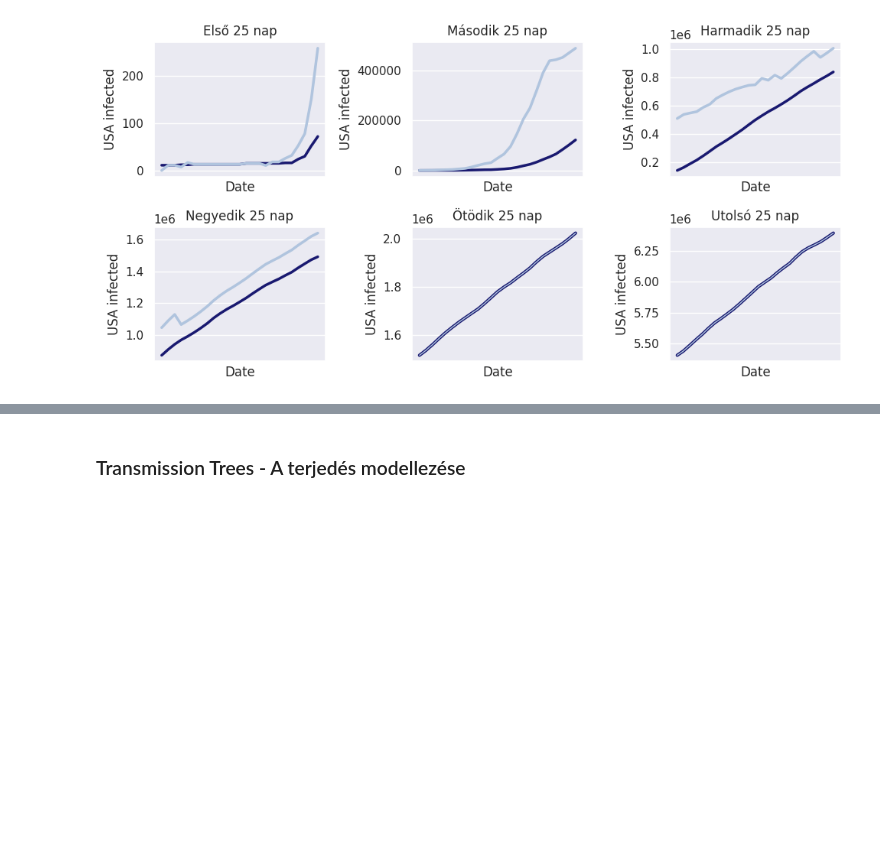
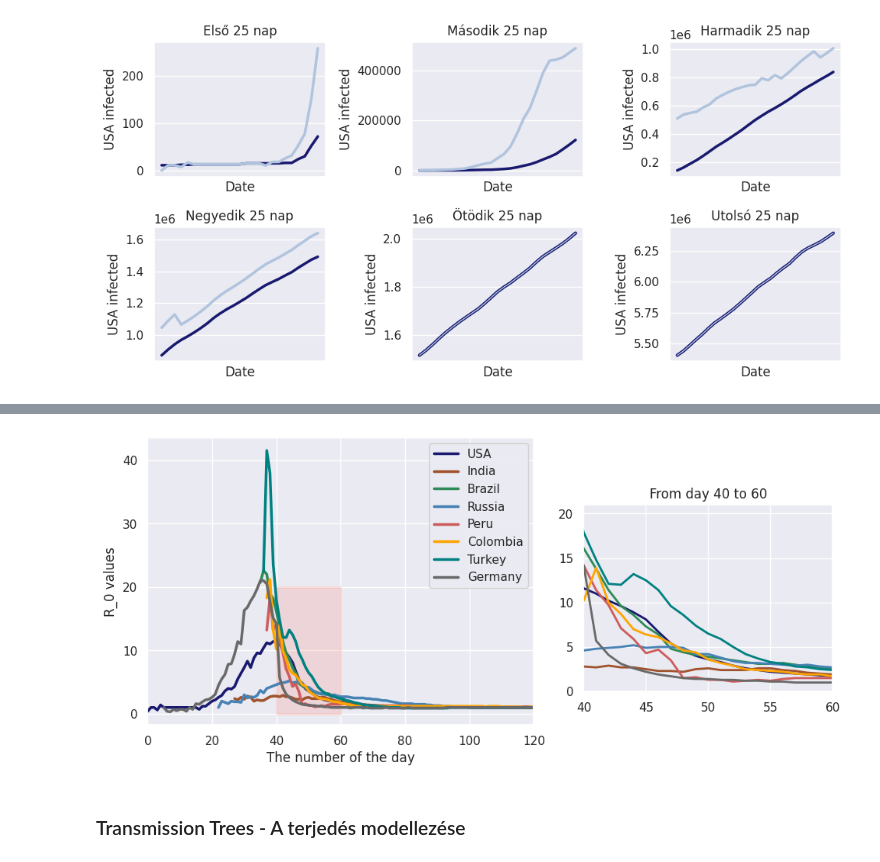
Before and after one commit to Adiklafa/Matprog, a Jupyter notebook: Basic_Reproduction_Number.ipynb, the cells around one changed output, grey strips where cells are left out. Cells and saved outputs as stored; diff of their text form; code cells hidden in the pictures; blank space fills up the shorter version.

```diff
--- a/Basic_Reproduction_Number.ipynb
+++ b/Basic_Reproduction_Number.ipynb
@@ -304,17 +271,17 @@ plt.show()
 # %% [output]
 [figure]
 # %%
-Brazil_approximated=[0]
+India_approximated=[0]
 for i in range(1,len(R_0_vals)):
-    Brazil_approximated.append(R_0_vals['Brazil'][i]*Table['Brazil infected'][i])
-Brazil_approximated
-Brazil_approximated_data={
-    'approximated' : Brazil_approximated,
+    India_approximated.append(R_0_vals['India'][i]*Table['India infected'][i])
+India_approximated
+India_approximated_data={
+    'approximated' : India_approximated,
     'date' : R_0_vals['Date']
 }
-Brazil_approximated_data=pd.DataFrame(approximated_data)
+India_approximated_data=pd.DataFrame(approximated_data)
 
-Brazil_approximated_data.reset_index(inplace=True)
-Brazil_approximated_data.set_index('date', inplace=True)
+India_approximated_data.reset_index(inplace=True)
+India_approximated_data.set_index('date', inplace=True)
 # %%
 table1 = Table.iloc[[ i for i in range(0,25)]]
@@ -370,3 +351,39 @@ plt.show()
+# %%
+import matplotlib.patches as mpatches
+
+fig, ax = plt.subplots()
+sns.set_theme(style='darkgrid')
+
+namelist=['USA', 'India', 'Brazil', 'Russia', 'Peru', 'Colombia', 'Turkey', 'Germany']
+colorlist=['midnightblue', 'sienna', 'seagreen', 'steelblue', 'indianred', 'orange',  'teal', 'dimgray']
+
+for i in range(len(namelist)):
+    sns.lineplot(data=R_0_vals[namelist[i]], linewidth=2.5, color=colorlist[i], label=namelist[i])
+
+plt.legend(loc="upper right")
+plt.xlabel('The number of the day')
+plt.ylabel('R_0 values')
+plt.xlim(0,120)
+
+left, bottom, width, height = (40, 0, 20, 20)
+rect=mpatches.Rectangle((left,bottom),width,height,
+                        color="salmon", alpha=0.2,
+                       linewidth=2)
+plt.gca().add_patch(rect)
+
+sns.set_theme(style='darkgrid')
+ax2 = plt.axes([1, 0.2, 0.5, 0.5])
+for i in range(len(namelist)):
+    sns.lineplot(R_0_vals[namelist[i]], linewidth=2, ax=ax2, color=colorlist[i])
+ax2.set_xlabel(None)
+ax2.set_ylabel(None)
+ax2.set_xlim([40,60])
+ax2.set_ylim([0,21])
+ax2.set_title('From day 40 to 60')
+
+plt.show()
+# %% [output]
+[figure, added]
 # %% [markdown]
 ### Transmission Trees - A terjedés modellezése
 # %%
```
Also changed, not shown: parts of 5 cells of this notebook.
